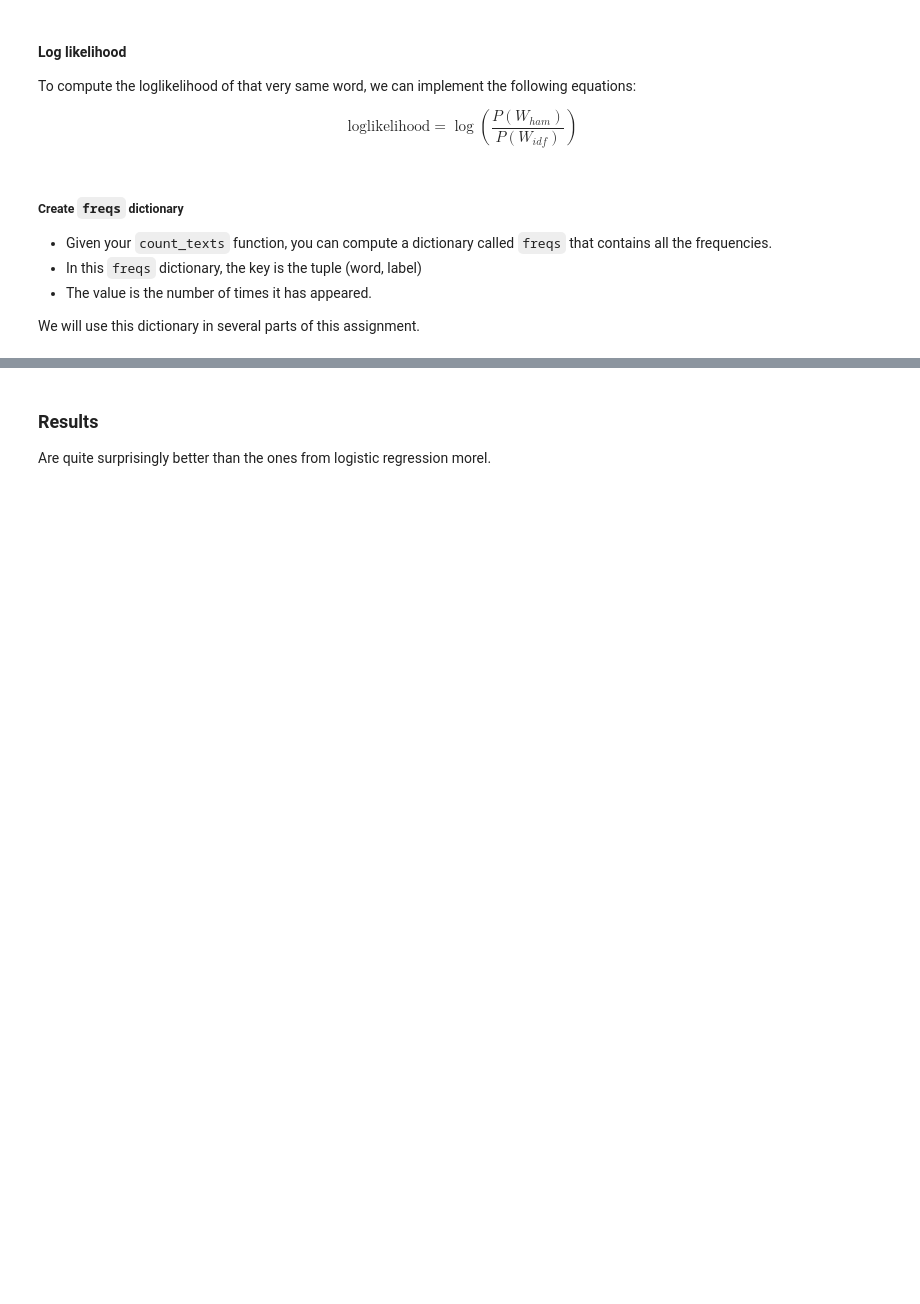
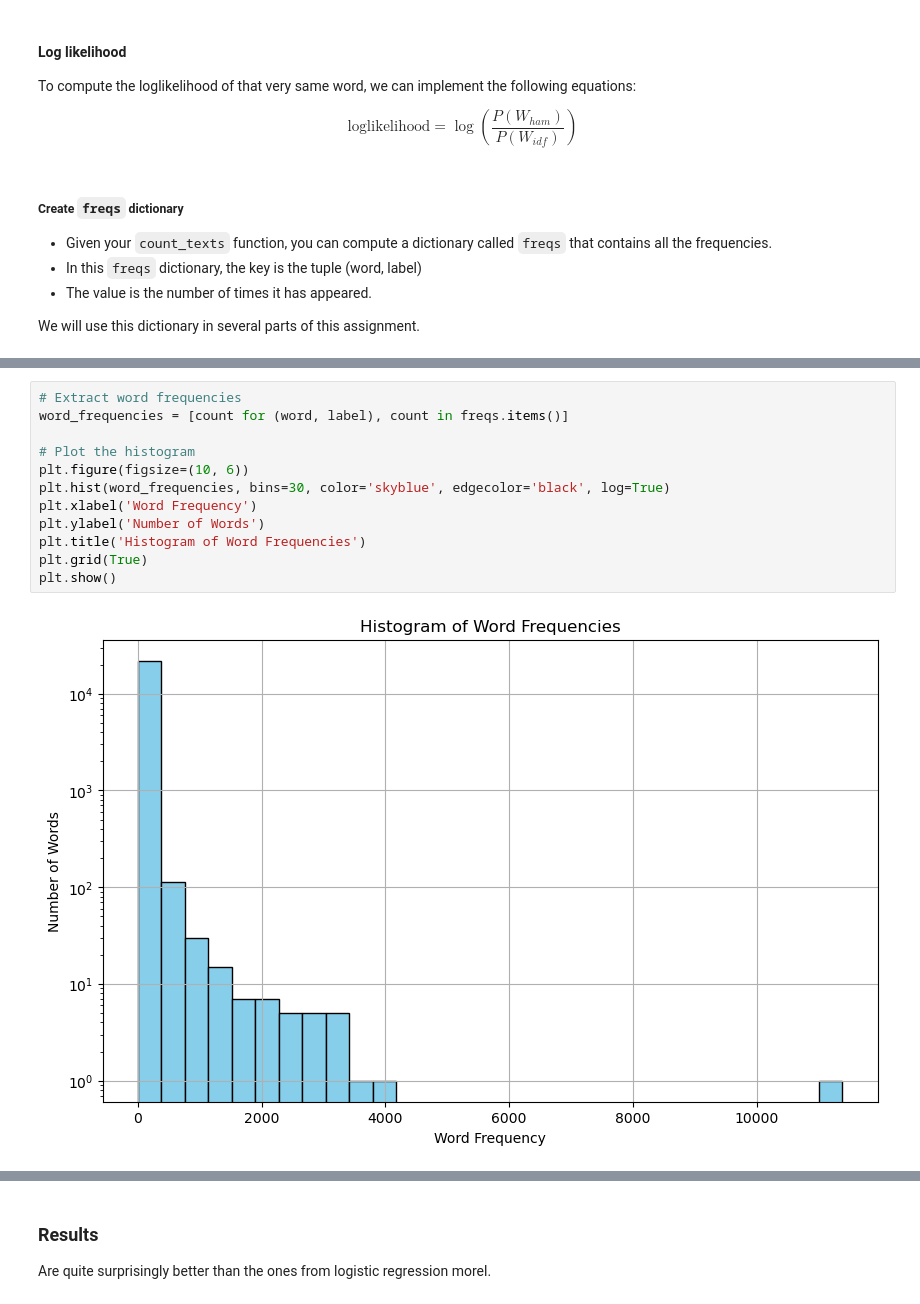
Before and after one commit to Snapchik/chat_analysis, a Jupyter notebook: Naive_Bayes_which_chat.ipynb, the cells around one changed output, grey strips where cells are left out. Drawn from its saved outputs; the diff is of its cells as text; blank space fills up the shorter version.

```diff
--- a/Naive_Bayes_which_chat.ipynb
+++ b/Naive_Bayes_which_chat.ipynb
@@ -133,0 +190,14 @@ Naive Bayes accuracy = 0.9975
+# %%
+# Extract word frequencies
+word_frequencies = [count for (word, label), count in freqs.items()]
+
+# Plot the histogram
+plt.figure(figsize=(10, 6))
+plt.hist(word_frequencies, bins=30, color='skyblue', edgecolor='black', log=True)
+plt.xlabel('Word Frequency')
+plt.ylabel('Number of Words')
+plt.title('Histogram of Word Frequencies')
+plt.grid(True)
+plt.show()
+# %% [output]
+[figure, added]
```
Also changed, not shown: parts of 14 cells of this notebook.
